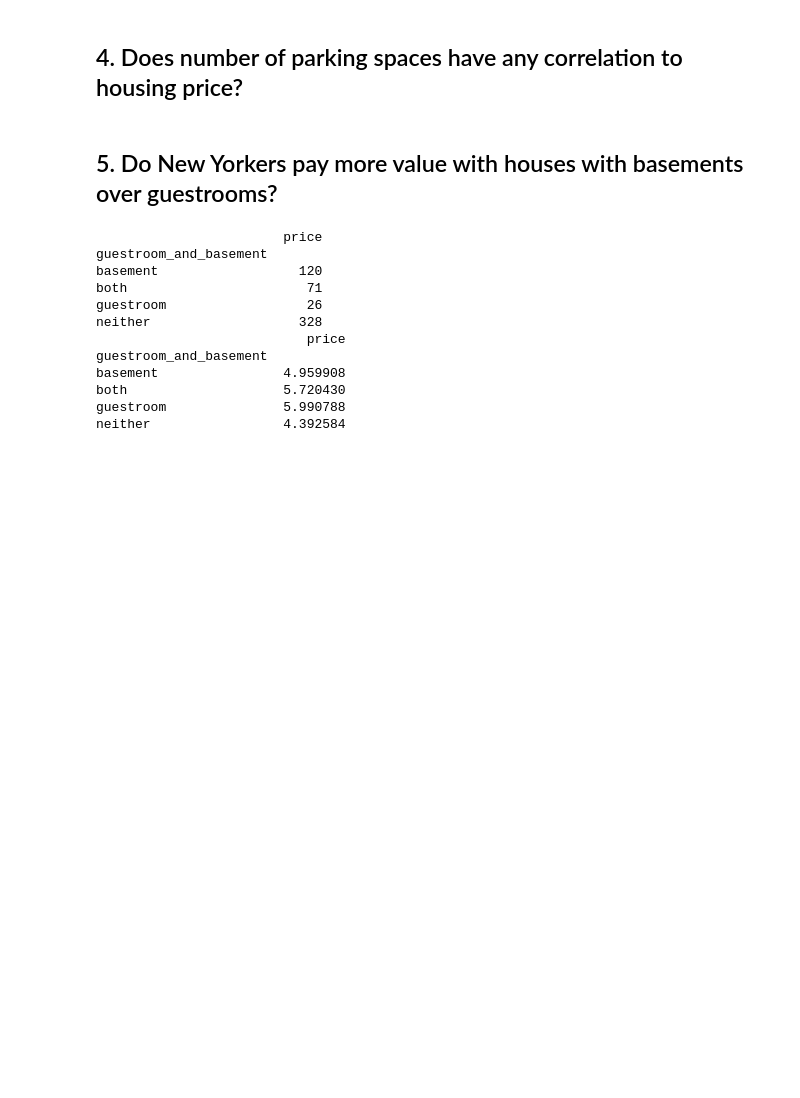
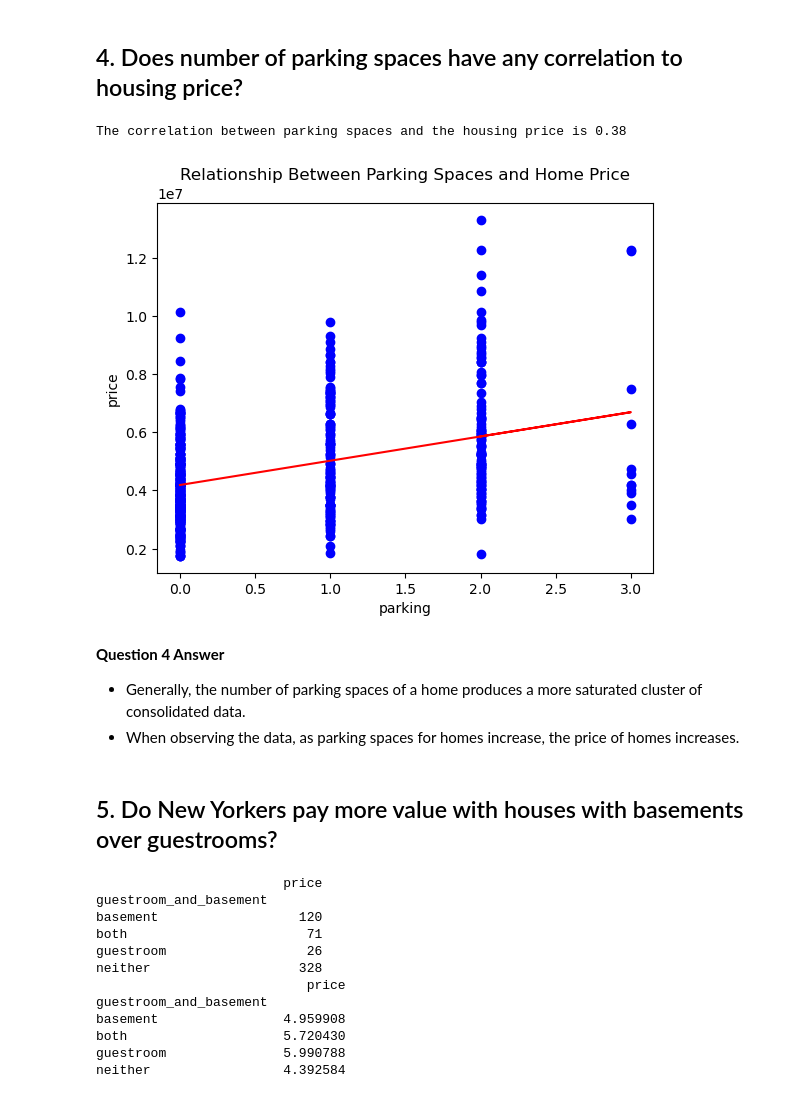
Before and after one commit to alanaadams/Project1, a Jupyter notebook: HomeattributePricing.ipynb, the cells around one changed output. Cells and saved outputs as stored; diff of their text form; code cells hidden in the pictures; blank space fills up the shorter version.

```diff
--- a/HomeattributePricing.ipynb
+++ b/HomeattributePricing.ipynb
@@ -220,3 +233,36 @@ As we can see from the price relationship between Furnished vs. Unfurnished Furn
+# %%
+#calculate the correlation coefficent parking spaces in realtion to housing price
+correlation = st.pearsonr(ny_housing_df["parking"],ny_housing_df["price"])
+# Print statement
+print(f"The correlation between parking spaces and the housing price is {round(correlation[0],2)}")
+
+# calculate slope, intercepts, pvalue, rvalue
+(slope, intercept, rvalue, pvalue, stderr) = st.linregress(ny_housing_df["parking"], ny_housing_df["price"])
+reg_values = ny_housing_df["parking"] * slope + intercept
+line_eq = f"y = {round(slope, 2)} x + {round(intercept, 2)}"
+# %% [output]
+The correlation between parking spaces and the housing price is 0.38
+# %%
+# Plot scatter plot and draw the linear regression
+#index = numpy.seachsorted("price", "parking")
+plt.scatter(ny_housing_df["parking"], ny_housing_df["price"], color="blue")
+plt.plot(ny_housing_df["parking"], reg_values, color="red")
+plt.title("Relationship Between Parking Spaces and Home Price")
+y_axis_val = ny_housing_df["price"]
+x_axis_val = ny_housing_df["parking"]
+#ticks = range(len("price"))
+#plt.xticks(ticks, labels="price")
+plt.xlabel("parking")
+plt.ylabel("price")
+plt.savefig("output_data/Fig4.png")
+plt.show()
+# %% [output]
+[figure, added]
+# %% [markdown]
+**Question 4 Answer**
+
+* Generally, the number of parking spaces of a home produces a more saturated cluster of consolidated data.
+* When observing the data, as parking spaces for homes increase, the price of homes increases.
 # %% [markdown]
 ## 5. Do New Yorkers pay more value with houses with basements over guestrooms?
 # %%
```
Also changed, not shown: parts of 7 cells of this notebook, 3 other files.
